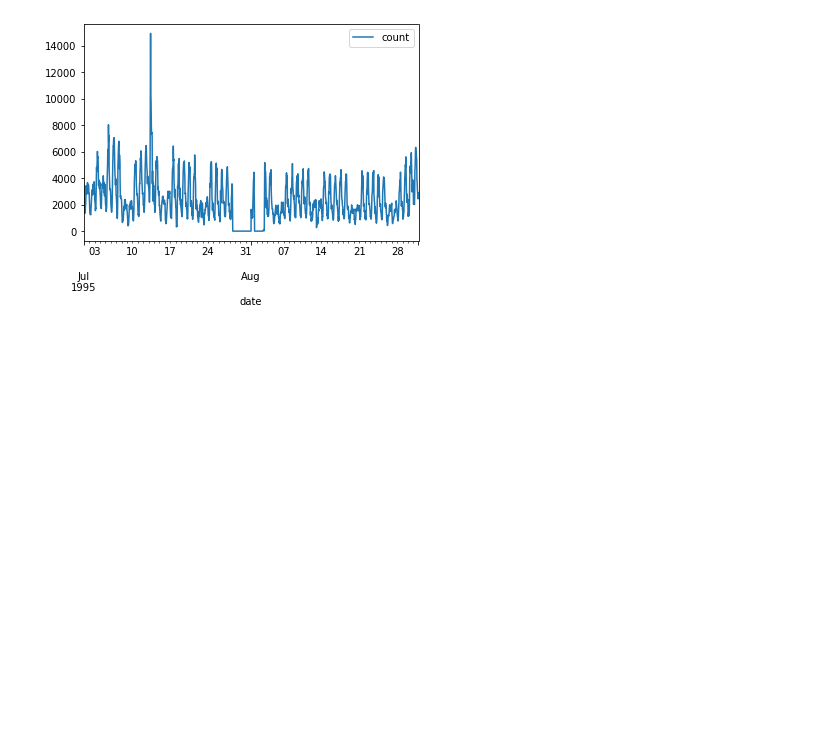
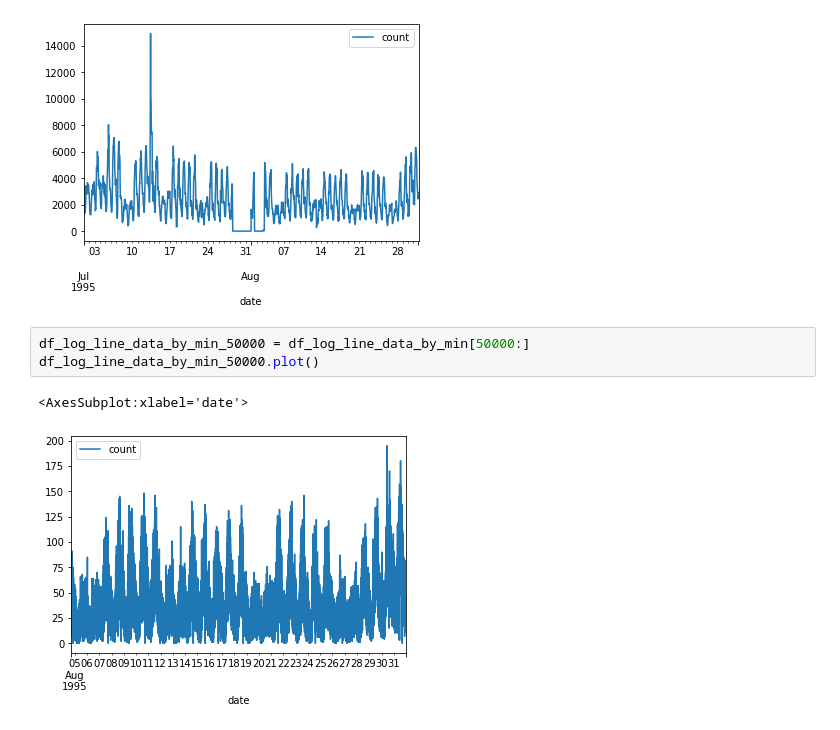
Before and after one commit to nnao45/jaist-my-jupyter, a Jupyter notebook: notebook/nasa_data/test01.ipynb, the cells around one changed output. Saved outputs shown, nothing was run; the diff lists cells and outputs as text; blank space fills up the shorter version.

```diff
--- a/notebook/nasa_data/test01.ipynb
+++ b/notebook/nasa_data/test01.ipynb
@@ -129,3 +129,9 @@ df_log_line_data_by_hourly.plot()
 # %% [output]
 <AxesSubplot:xlabel='date'>
 [figure]
+# %%
+df_log_line_data_by_min_50000 = df_log_line_data_by_min[50000:]
+df_log_line_data_by_min_50000.plot()
+# %% [output]
+<AxesSubplot:xlabel='date'>
+[figure, added]
```
Also changed, not shown: parts of 2 cells of this notebook, 3 other files.
